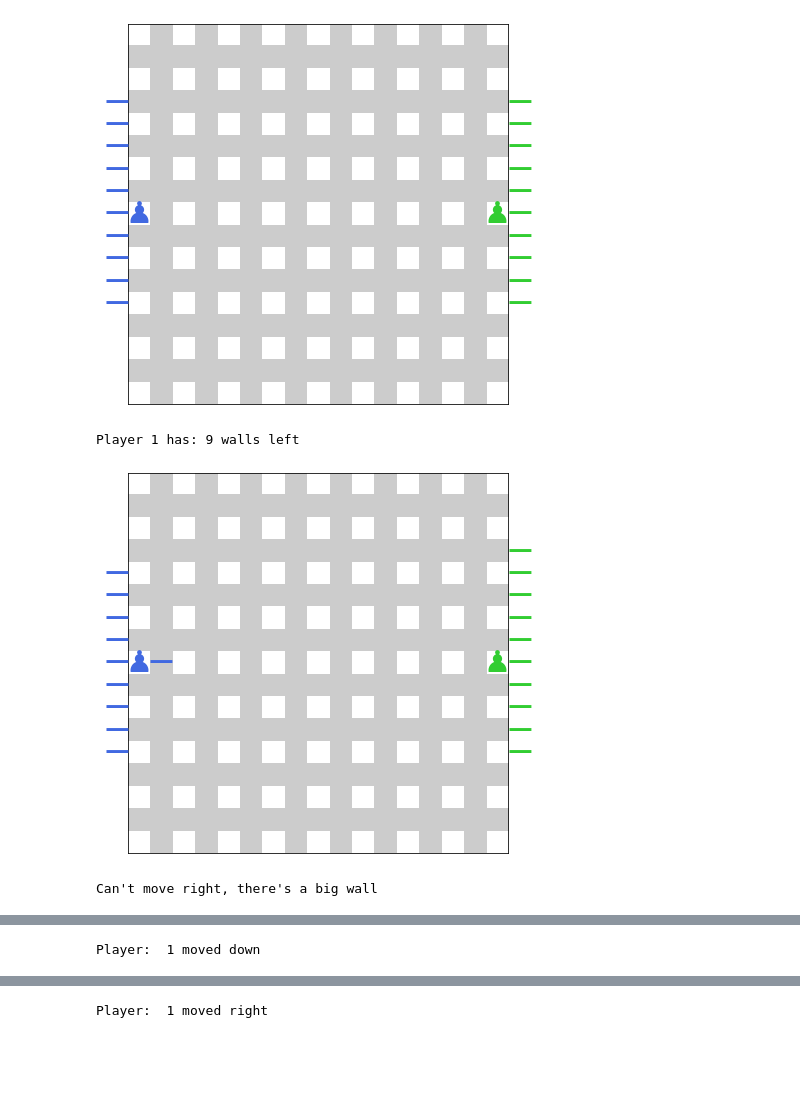
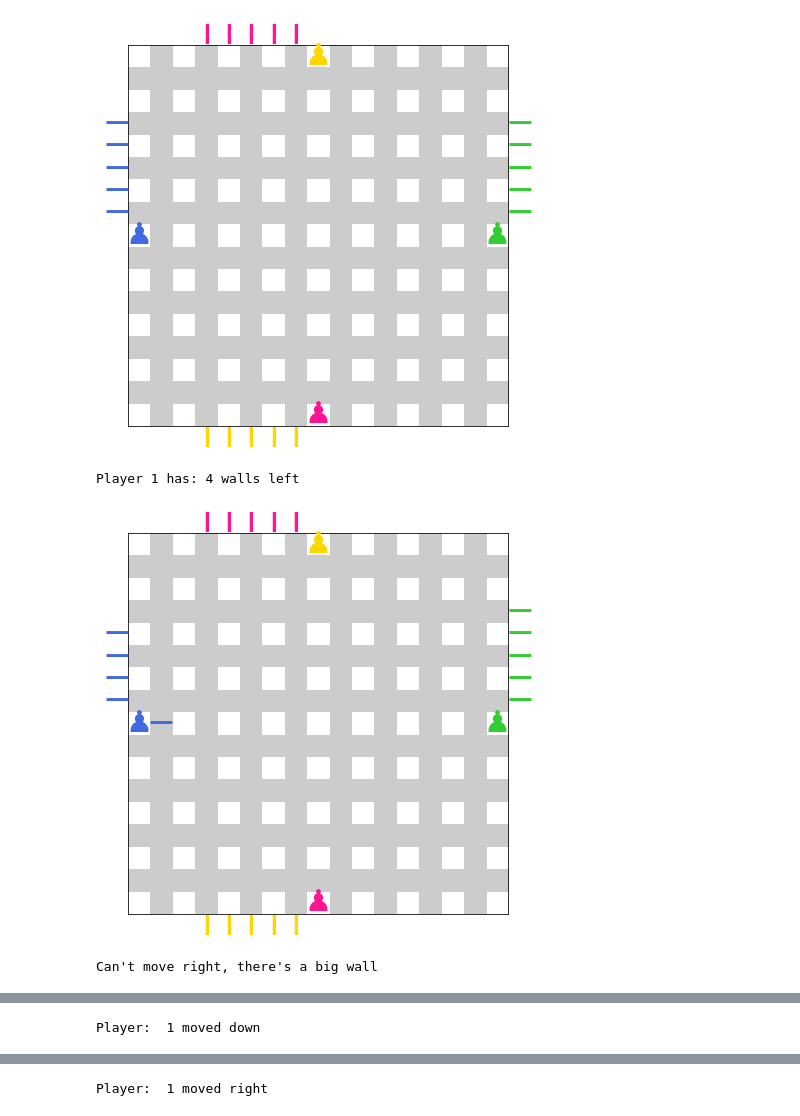
Before and after one commit to GinoQuispe21/WAPORIDOR, a Jupyter notebook: quoridor.ipynb, the cells around one changed output, grey strips where cells are left out. Drawn from its saved outputs; the diff is of its cells as text; code cells hidden in the pictures; blank space fills up the shorter version.

```diff
--- a/quoridor.ipynb
+++ b/quoridor.ipynb
@@ -134,12 +28,12 @@ def drawQuoridorBoard(nop):
     ax.imshow(bo, interpolation='nearest')
 
     #add players:
-    addPlayers(nop)
-    drawPlayers(ax)
+    p.addPlayers(nop)
+    p.drawPlayers(ax)
 
     #add walls:
-    addWalls(nop)
-    drawWalls(ax)
+    w.addWalls(nop)
+    w.drawWalls(ax)
 
     ax.set(xticks=[], yticks=[])
     ax.axis('image')
@@ -157,10 +51,10 @@ def game():
     ax.imshow(bo, interpolation='nearest')
 
     #since the game already started, you just draw the players
-    drawPlayers(ax)
+    p.drawPlayers(ax)
 
     #just draw the walls
-    drawWalls(ax)
+    w.drawWalls(ax)
 
     ax.set(xticks=[], yticks=[])
     ax.axis('image')
@@ -169,22 +63,22 @@ def game():
 # %%
 #note: Quoridor can only be played by either 2 or 4 players
 #It is imposible to play with 3 players due to the amount of walls
 #20 is the amount of walls that should be divided into the number of players
 #Ergo, it can only be played by a divisble by 10 number of players (2 or 4)
 
-nop = 2 #number of players
+nop = 4 #number of players
 
 drawQuoridorBoard(nop)
-players[0].place_wall(1, 8)
+p.players[0].place_wall(1, 8)
 game()
-players[0].move_right()
+p.players[0].move_right()
 game()
-players[0].move_down()
+p.players[0].move_down()
 game()
-players[0].move_right()
+p.players[0].move_right()
 game()
 # %% [output]
-[figure, old version]
+[figure, new version]
-Player 1 has: 9 walls left
+Player 1 has: 4 walls left
-[figure, old version]
+[figure, new version]
 Can't move right, there's a big wall
```
Also changed, not shown: parts of 8 cells of this notebook, 2 other files.
